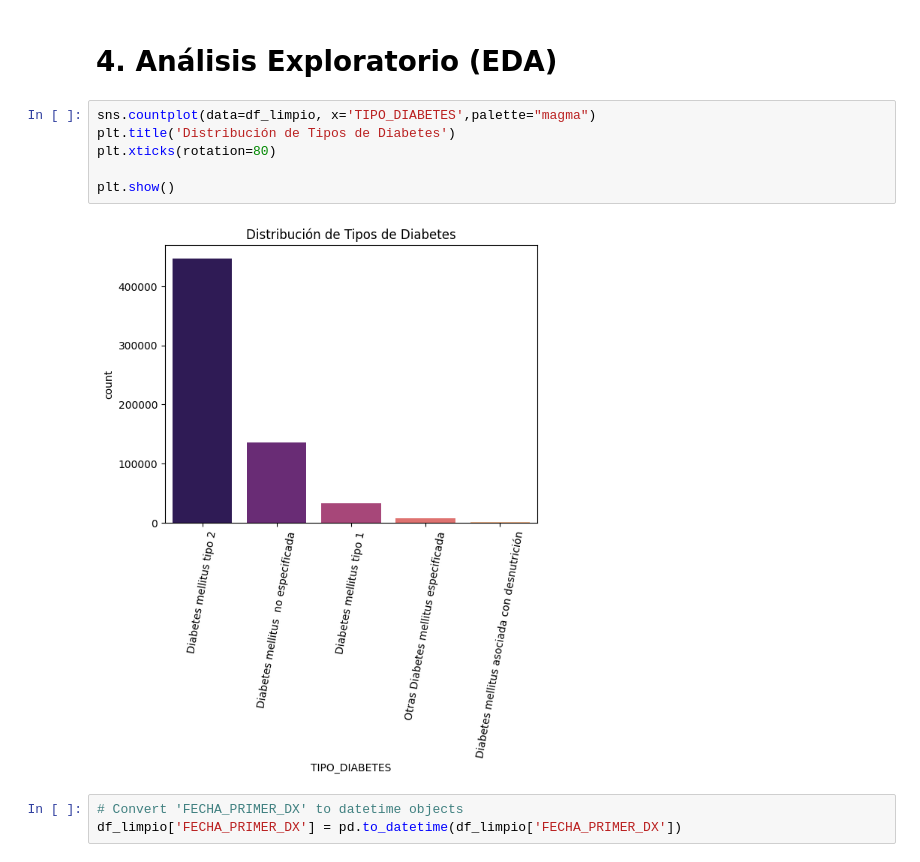
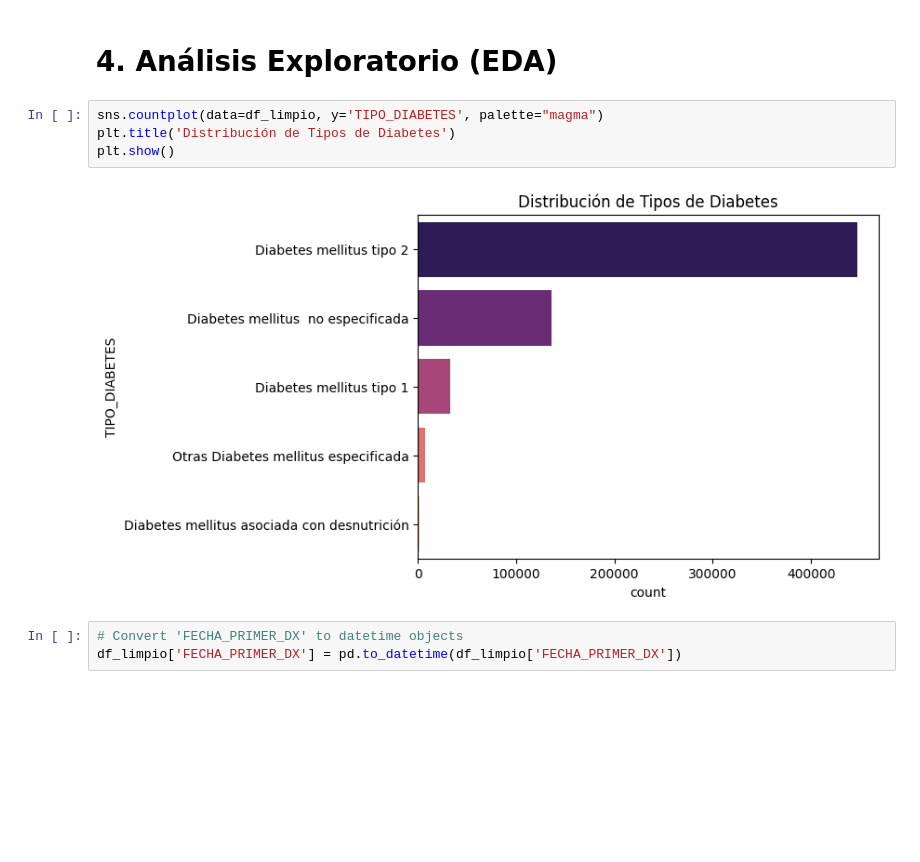
Before and after one commit to Sergius-DS/elecciOn_datasets, a Jupyter notebook: data_diabetes_Lat_Longitud.ipynb, the cells around one changed output. Drawn from its saved outputs; the diff is of its cells as text; blank space fills up the shorter version.

```diff
--- a/data_diabetes_Lat_Longitud.ipynb
+++ b/data_diabetes_Lat_Longitud.ipynb
@@ -194,13 +194,11 @@ Diabetes mellitus asociada con desnutrición        1381      0.22%
 # %% [markdown]
 # 4. Análisis Exploratorio (EDA)
 # %%
-sns.countplot(data=df_limpio, x='TIPO_DIABETES',palette="magma")
+sns.countplot(data=df_limpio, y='TIPO_DIABETES', palette="magma")
 plt.title('Distribución de Tipos de Diabetes')
-plt.xticks(rotation=80)
-
 plt.show()
 # %% [output]
-[figure, old version]
+[figure, new version]
 # %%
 # Convert 'FECHA_PRIMER_DX' to datetime objects
 df_limpio['FECHA_PRIMER_DX'] = pd.to_datetime(df_limpio['FECHA_PRIMER_DX'])
```
Also changed, not shown: parts of 2 cells of this notebook.
